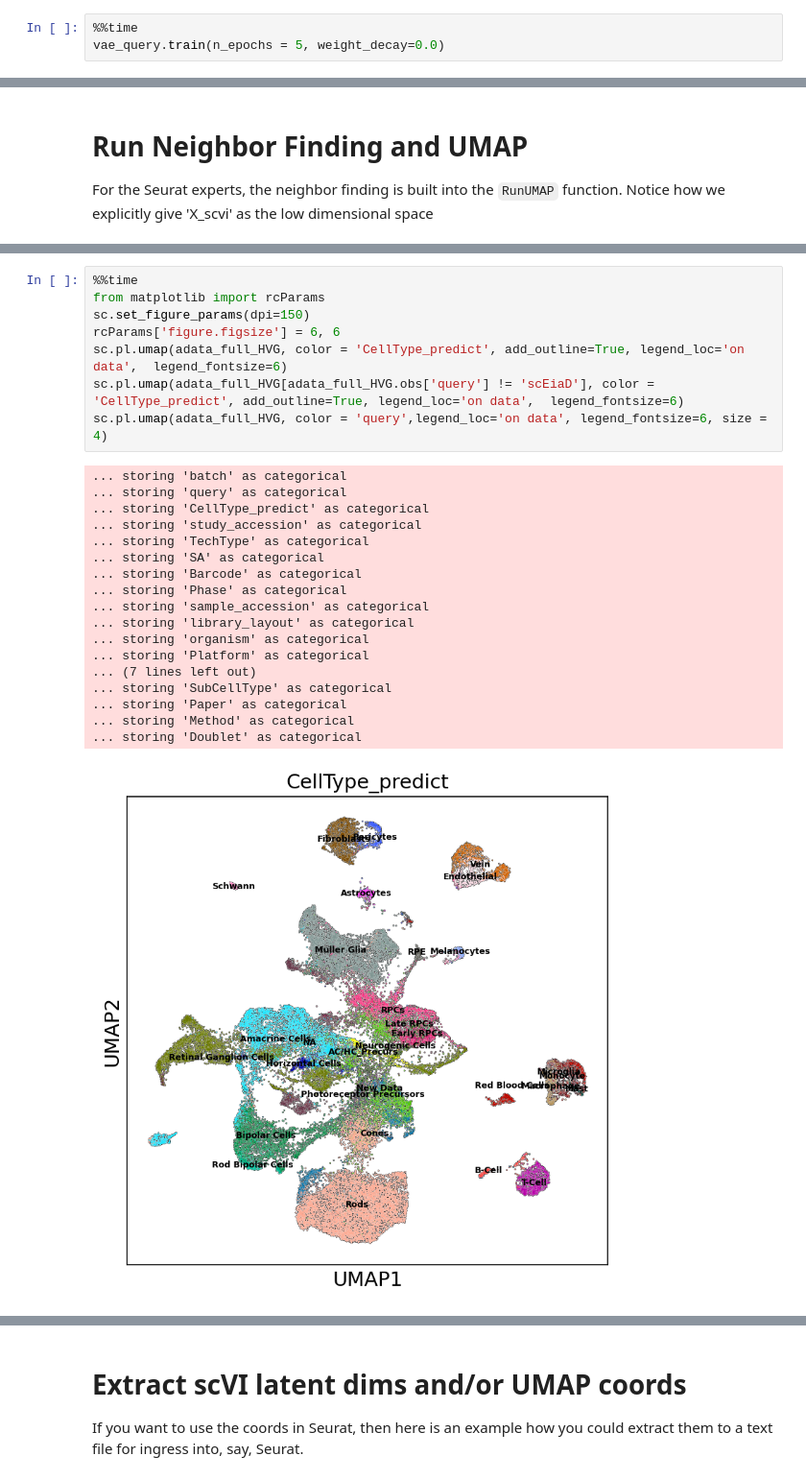
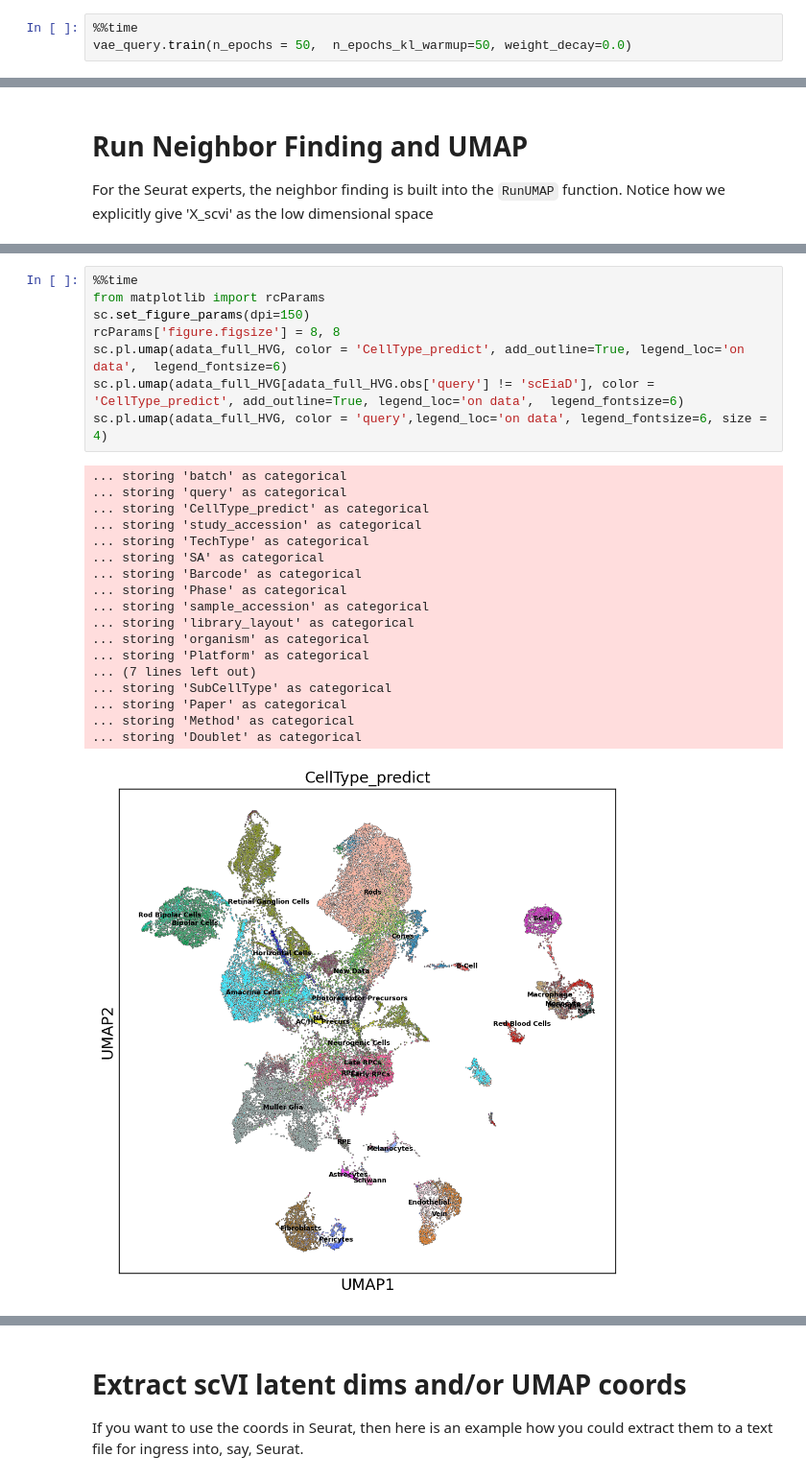
Before and after one commit to davemcg/scEiaD, a Jupyter notebook: colab/Query_scEiaD_with_scVI.ipynb, the cells around one changed output, grey strips where cells are left out. Shown at 96% size. Saved outputs shown, nothing was run; the diff lists cells and outputs as text.

```diff
--- a/colab/Query_scEiaD_with_scVI.ipynb
+++ b/colab/Query_scEiaD_with_scVI.ipynb
@@ -250,5 +254,5 @@ INFO     Successfully registered anndata object containing 22187 cells, 5000
 # Run scVI
 # %%
 %%time
-vae_query.train(n_epochs = 5, weight_decay=0.0)
+vae_query.train(n_epochs = 50,  n_epochs_kl_warmup=50, weight_decay=0.0)
 # %% [output]
@@ -313,27 +314,27 @@ We see how the new organoid data has many RPCs, AC/HC precursors, and photorecep
 # %%
 %%time
 from matplotlib import rcParams
 sc.set_figure_params(dpi=150)
-rcParams['figure.figsize'] = 6, 6
+rcParams['figure.figsize'] = 8, 8
 sc.pl.umap(adata_full_HVG, color = 'CellType_predict', add_outline=True, legend_loc='on data',  legend_fontsize=6)
 sc.pl.umap(adata_full_HVG[adata_full_HVG.obs['query'] != 'scEiaD'], color = 'CellType_predict', add_outline=True, legend_loc='on data',  legend_fontsize=6)
 sc.pl.umap(adata_full_HVG, color = 'query',legend_loc='on data', legend_fontsize=6, size = 4)
 # %% [output]
 ... storing 'batch' as categorical
 ... storing 'query' as categorical
 ... storing 'CellType_predict' as categorical
 ... storing 'study_accession' as categorical
 ... storing 'TechType' as categorical
 ... storing 'SA' as categorical
 ... storing 'Barcode' as categorical
 ... storing 'Phase' as categorical
 ... storing 'sample_accession' as categorical
 ... storing 'library_layout' as categorical
 ... storing 'organism' as categorical
 ... storing 'Platform' as categorical
 ... (7 lines left out)
 ... storing 'SubCellType' as categorical
 ... storing 'Paper' as categorical
 ... storing 'Method' as categorical
 ... storing 'Doublet' as categorical
-[figure, old version]
+[figure, new version]
```
Also changed, not shown: parts of 10 cells of this notebook.
